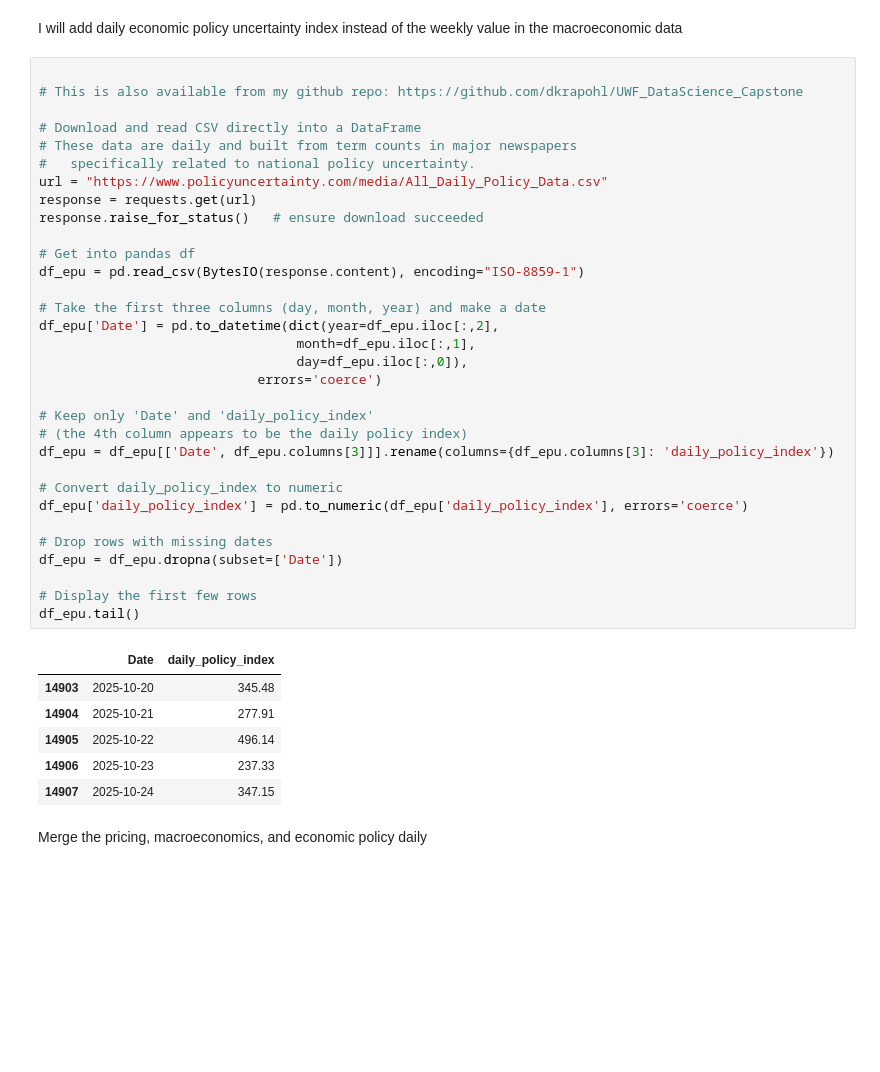
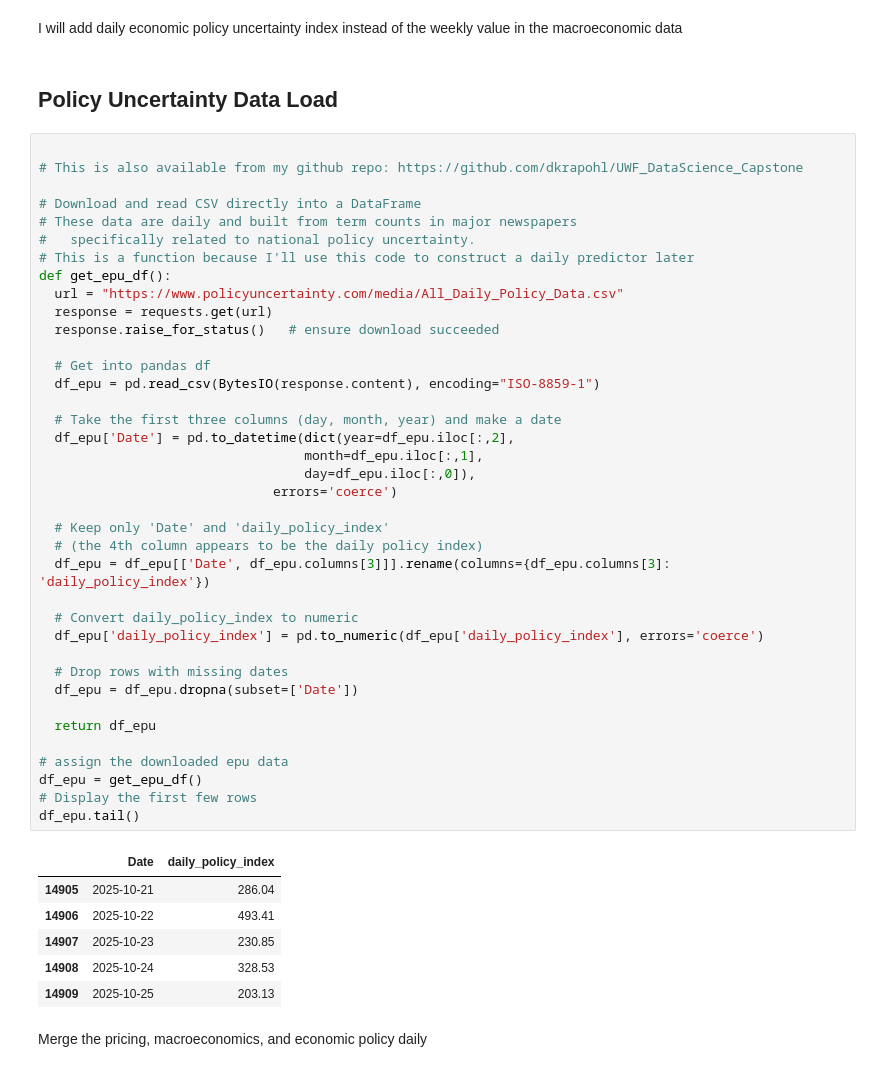
Before and after one commit to dkrapohl/UWF_DataScience_Capstone, a Jupyter notebook: DS_Capstone.ipynb, the cells around one changed output. Cells and saved outputs as stored; diff of their text form; blank space fills up the shorter version.

```diff
--- a/DS_Capstone.ipynb
+++ b/DS_Capstone.ipynb
@@ -185,45 +199,53 @@ Columns
 * sp500_ohlc_volume: day trading volume
 # %% [markdown]
 I will add daily economic policy uncertainty index instead of the weekly value in the macroeconomic data
+# %% [markdown]
+## Policy Uncertainty Data Load
 # %%
 
 # This is also available from my github repo: https://github.com/dkrapohl/UWF_DataScience_Capstone
 
 # Download and read CSV directly into a DataFrame
 # These data are daily and built from term counts in major newspapers
 #   specifically related to national policy uncertainty.
-url = "https://www.policyuncertainty.com/media/All_Daily_Policy_Data.csv"
-response = requests.get(url)
-response.raise_for_status()   # ensure download succeeded
+# This is a function because I'll use this code to construct a daily predictor later
+def get_epu_df():
+  url = "https://www.policyuncertainty.com/media/All_Daily_Policy_Data.csv"
+  response = requests.get(url)
+  response.raise_for_status()   # ensure download succeeded
 
-# Get into pandas df
-df_epu = pd.read_csv(BytesIO(response.content), encoding="ISO-8859-1")
+  # Get into pandas df
+  df_epu = pd.read_csv(BytesIO(response.content), encoding="ISO-8859-1")
 
-# Take the first three columns (day, month, year) and make a date
-df_epu['Date'] = pd.to_datetime(dict(year=df_epu.iloc[:,2],
-                                 month=df_epu.iloc[:,1],
-                                 day=df_epu.iloc[:,0]),
-                            errors='coerce')
+  # Take the first three columns (day, month, year) and make a date
+  df_epu['Date'] = pd.to_datetime(dict(year=df_epu.iloc[:,2],
+                                  month=df_epu.iloc[:,1],
+                                  day=df_epu.iloc[:,0]),
+                              errors='coerce')
 
-# Keep only 'Date' and 'daily_policy_index'
-# (the 4th column appears to be the daily policy index)
-df_epu = df_epu[['Date', df_epu.columns[3]]].rename(columns={df_epu.columns[3]: 'daily_policy_index'})
+  # Keep only 'Date' and 'daily_policy_index'
+  # (the 4th column appears to be the daily policy index)
+  df_epu = df_epu[['Date', df_epu.columns[3]]].rename(columns={df_epu.columns[3]: 'daily_policy_index'})
 
-# Convert daily_policy_index to numeric
-df_epu['daily_policy_index'] = pd.to_numeric(df_epu['daily_policy_index'], errors='coerce')
+  # Convert daily_policy_index to numeric
+  df_epu['daily_policy_index'] = pd.to_numeric(df_epu['daily_policy_index'], errors='coerce')
 
-# Drop rows with missing dates
-df_epu = df_epu.dropna(subset=['Date'])
+  # Drop rows with missing dates
+  df_epu = df_epu.dropna(subset=['Date'])
 
+  return df_epu
+
+# assign the downloaded epu data
+df_epu = get_epu_df()
 # Display the first few rows
 df_epu.tail()
 # %% [output]
 |  | Date | daily_policy_index |
-| 14903 | 2025-10-20 | 345.48 |
-| 14904 | 2025-10-21 | 277.91 |
-| 14905 | 2025-10-22 | 496.14 |
-| 14906 | 2025-10-23 | 237.33 |
-| 14907 | 2025-10-24 | 347.15 |
+| 14905 | 2025-10-21 | 286.04 |
+| 14906 | 2025-10-22 | 493.41 |
+| 14907 | 2025-10-23 | 230.85 |
+| 14908 | 2025-10-24 | 328.53 |
+| 14909 | 2025-10-25 | 203.13 |
 # %% [markdown]
 Merge the pricing, macroeconomics, and economic policy daily
 # %%
```
Also changed, not shown: parts of 101 cells of this notebook, 1 other file.
